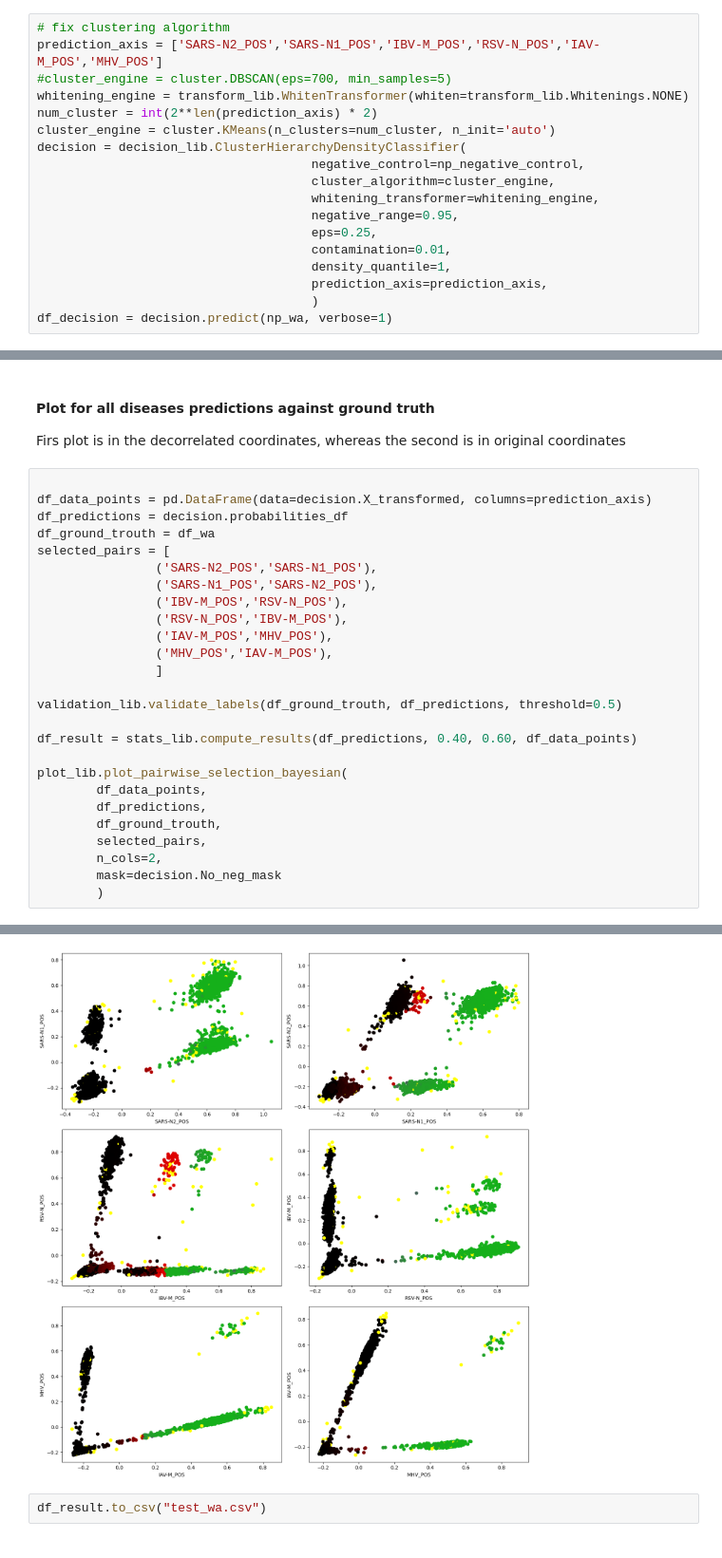
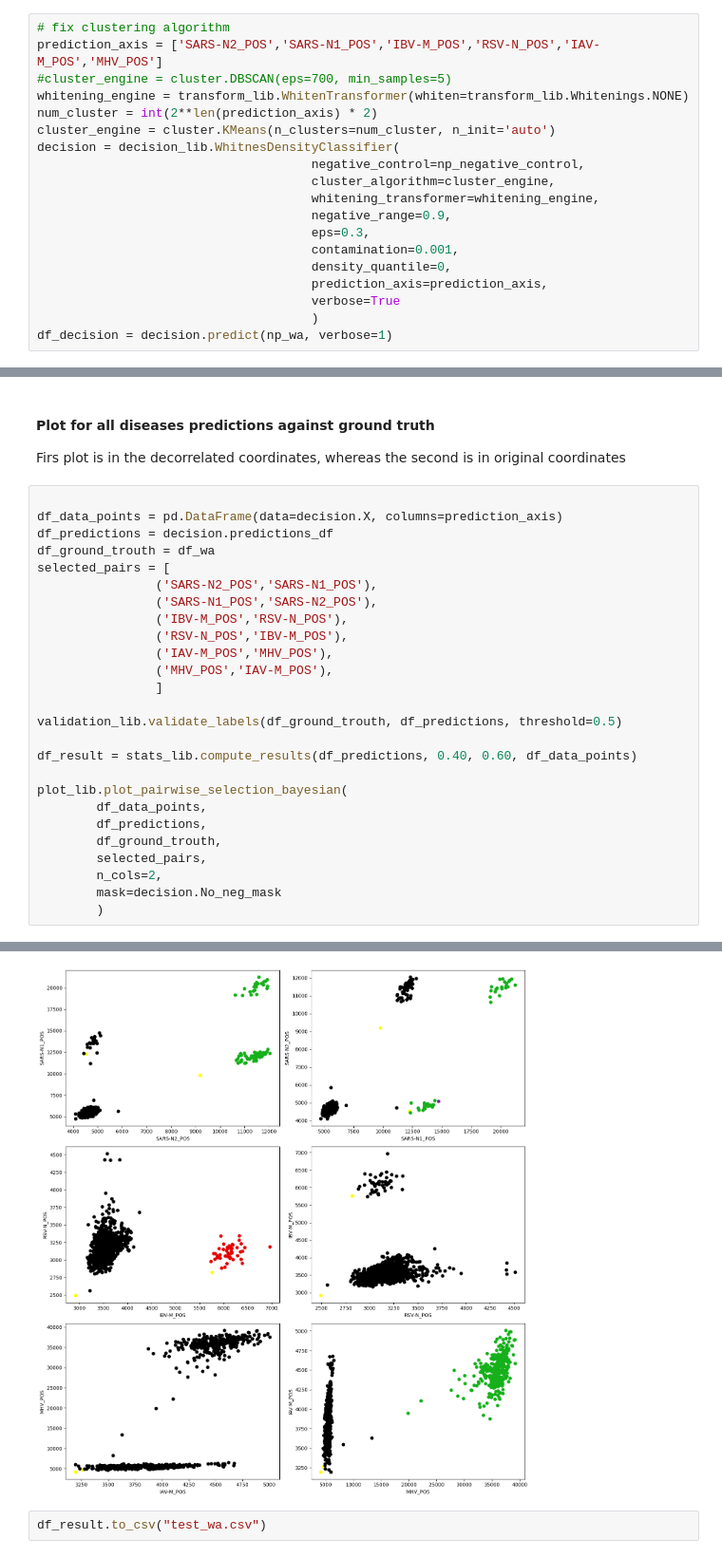
Before and after one commit to ncograf/pcr-classification, a Jupyter notebook: code/whitness_based/whitnes_density_classifier_wa.ipynb, the cells around one changed output, grey strips where cells are left out. Shown at 95% size. Saved outputs shown, nothing was run; the diff lists cells and outputs as text.

```diff
--- a/code/whitness_based/whitnes_density_classifier_wa.ipynb
+++ b/code/whitness_based/whitnes_density_classifier_wa.ipynb
@@ -71,15 +71,16 @@ prediction_axis = ['SARS-N2_POS','SARS-N1_POS','IBV-M_POS','RSV-N_POS','IAV-M_PO
 whitening_engine = transform_lib.WhitenTransformer(whiten=transform_lib.Whitenings.NONE)
 num_cluster = int(2**len(prediction_axis) * 2)
 cluster_engine = cluster.KMeans(n_clusters=num_cluster, n_init='auto')
-decision = decision_lib.ClusterHierarchyDensityClassifier(
+decision = decision_lib.WhitnesDensityClassifier(
                                      negative_control=np_negative_control,
                                      cluster_algorithm=cluster_engine,
                                      whitening_transformer=whitening_engine,
-                                     negative_range=0.95,
-                                     eps=0.25,
-                                     contamination=0.01,
-                                     density_quantile=1,
+                                     negative_range=0.9,
+                                     eps=0.3,
+                                     contamination=0.001,
+                                     density_quantile=0,
                                      prediction_axis=prediction_axis,
+                                     verbose=True
                                      )
 df_decision = decision.predict(np_wa, verbose=1)
 # %% [output]
@@ -104,8 +104,8 @@ Time to compute point probabilies: 2.31829833984375 seconds.
 Firs plot is in the decorrelated coordinates, whereas the second is in original coordinates
 # %%
 
-df_data_points = pd.DataFrame(data=decision.X_transformed, columns=prediction_axis)
-df_predictions = decision.probabilities_df
+df_data_points = pd.DataFrame(data=decision.X, columns=prediction_axis)
+df_predictions = decision.predictions_df
 df_ground_trouth = df_wa
 selected_pairs = [
                 ('SARS-N2_POS','SARS-N1_POS'),
@@ -149,3 +149,3 @@ Balanced Accuracy (Specificity + Recall) / 2: 0.9990922278911301
-[figure, old version]
+[figure, new version]
 # %%
 df_result.to_csv("test_wa.csv")
```
Also changed, not shown: parts of 5 cells of this notebook, 4 other files.
